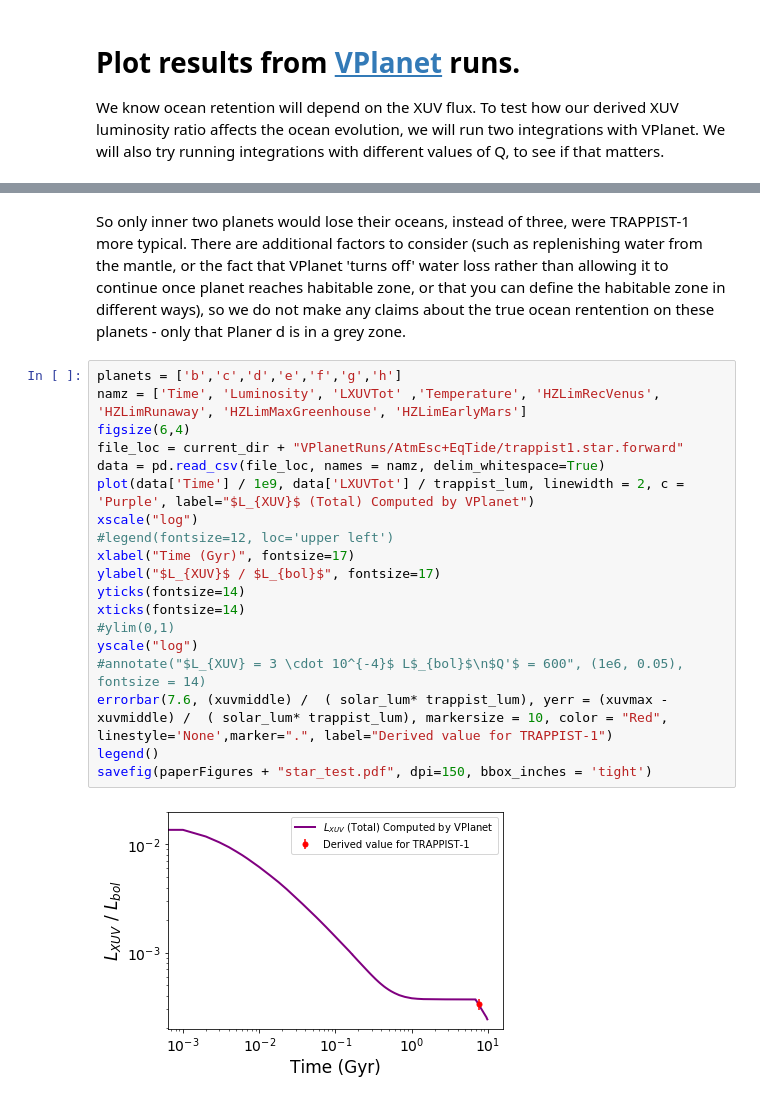
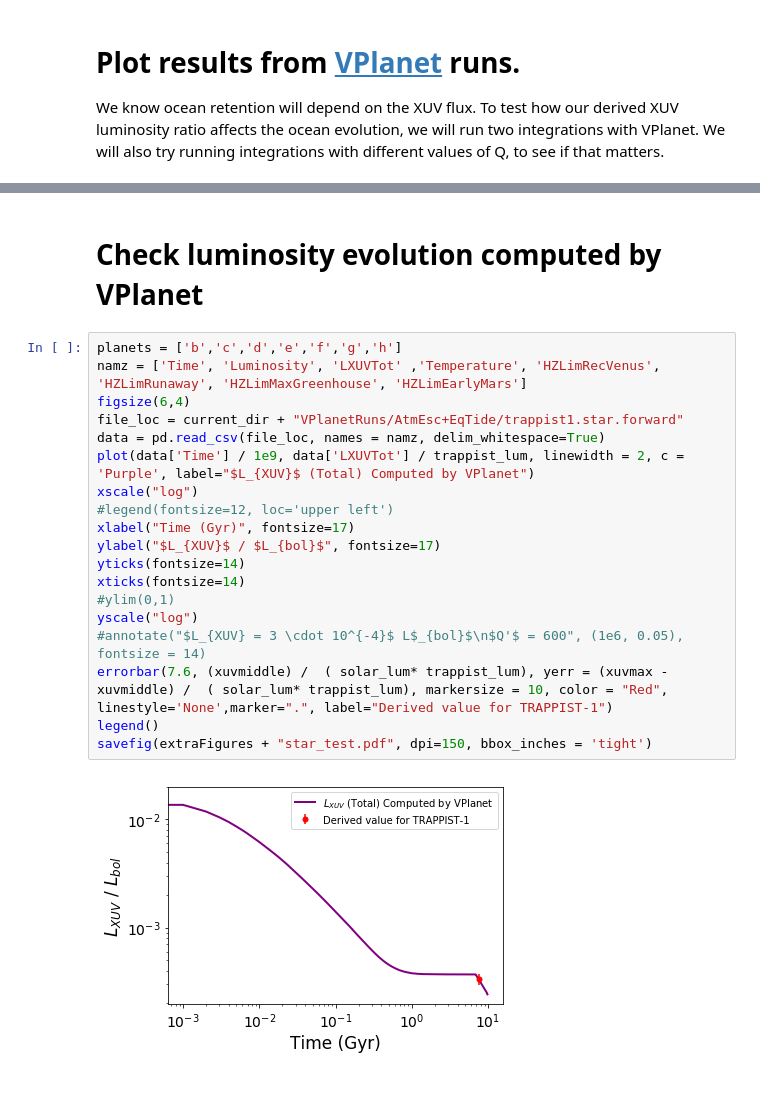
Before and after one commit to jxcbecker/trappist1, a Jupyter notebook: MakeFigures.ipynb, the cells around one changed output, grey strips where cells are left out. Cells and saved outputs as stored; diff of their text form.

```diff
--- a/MakeFigures.ipynb
+++ b/MakeFigures.ipynb
@@ -799,23 +804,23 @@ savefig(extraFigures + "trappist_water_midQ_lowLXUV.pdf", dpi=150, bbox_inches =
-# %% [markdown]
-So only inner two planets would lose their oceans, instead of three, were TRAPPIST-1 more typical. There are additional factors to consider (such as replenishing water from the mantle, or the fact that VPlanet 'turns off' water loss rather than allowing it to continue once planet reaches habitable zone, or that you can define the habitable zone in different ways), so we do not make any claims about the true ocean rentention on these planets - only that Planer d is in a grey zone.
+# %% [markdown]
+# Check luminosity evolution computed by VPlanet
 # %%
 planets = ['b','c','d','e','f','g','h']
 namz = ['Time', 'Luminosity', 'LXUVTot' ,'Temperature', 'HZLimRecVenus', 'HZLimRunaway', 'HZLimMaxGreenhouse', 'HZLimEarlyMars']
 figsize(6,4)
 file_loc = current_dir + "VPlanetRuns/AtmEsc+EqTide/trappist1.star.forward"
 data = pd.read_csv(file_loc, names = namz, delim_whitespace=True)
 plot(data['Time'] / 1e9, data['LXUVTot'] / trappist_lum, linewidth = 2, c = 'Purple', label="$L_{XUV}$ (Total) Computed by VPlanet")
 xscale("log")
 #legend(fontsize=12, loc='upper left')
 xlabel("Time (Gyr)", fontsize=17)
 ylabel("$L_{XUV}$ / $L_{bol}$", fontsize=17)
 yticks(fontsize=14)
 xticks(fontsize=14)
 #ylim(0,1)
 yscale("log")
 #annotate("$L_{XUV} = 3 \cdot 10^{-4}$ L$_{bol}$\n$Q'$ = 600", (1e6, 0.05), fontsize = 14)
 errorbar(7.6, (xuvmiddle) /  ( solar_lum* trappist_lum), yerr = (xuvmax - xuvmiddle) /  ( solar_lum* trappist_lum), markersize = 10, color = "Red", linestyle='None',marker=".", label="Derived value for TRAPPIST-1")
 legend()
-savefig(paperFigures + "star_test.pdf", dpi=150, bbox_inches = 'tight')
+savefig(extraFigures + "star_test.pdf", dpi=150, bbox_inches = 'tight')
 # %% [output]
-[figure, old version]
+[figure, new version]
```
Also changed, not shown: parts of 11 cells of this notebook, 28 other files.
